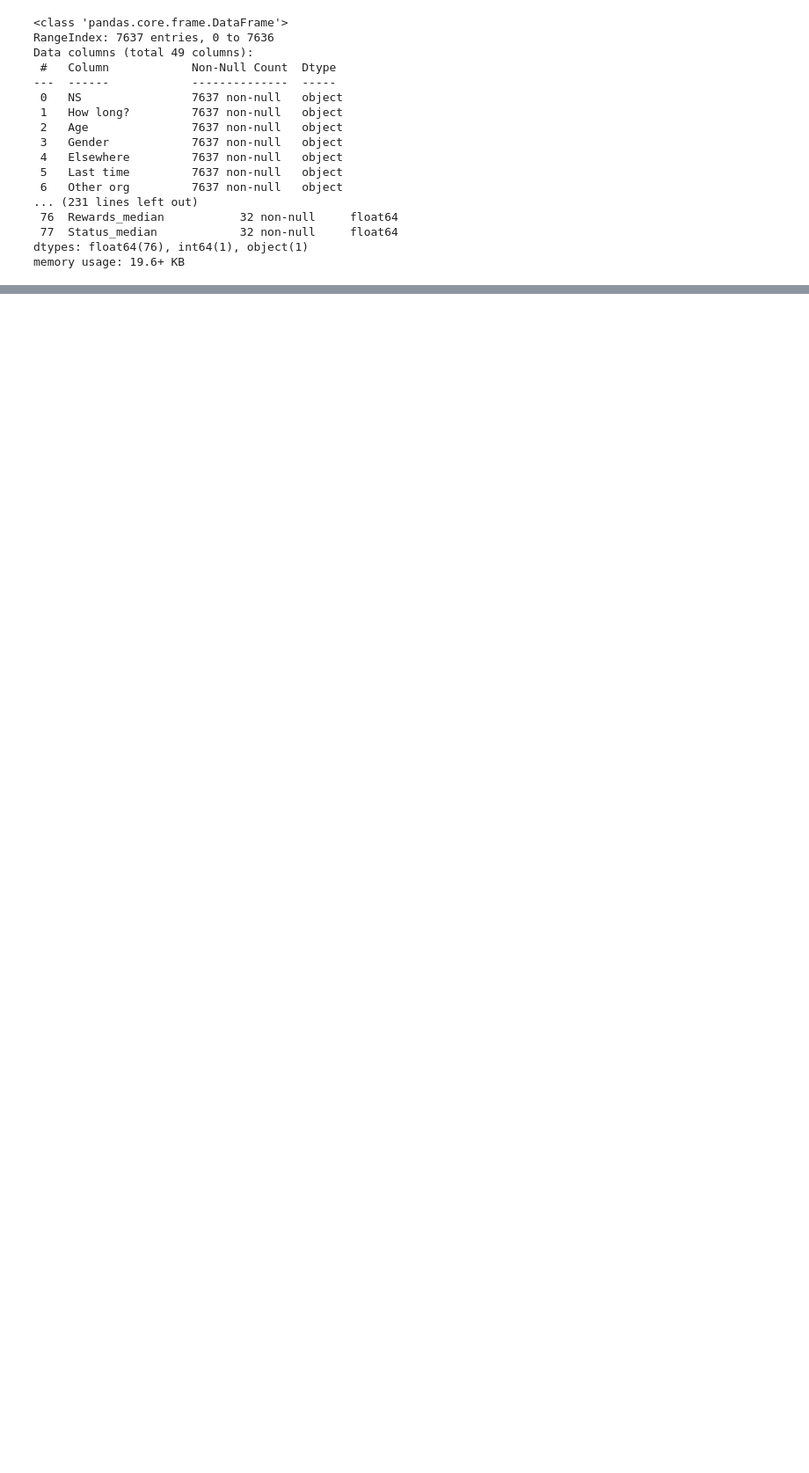
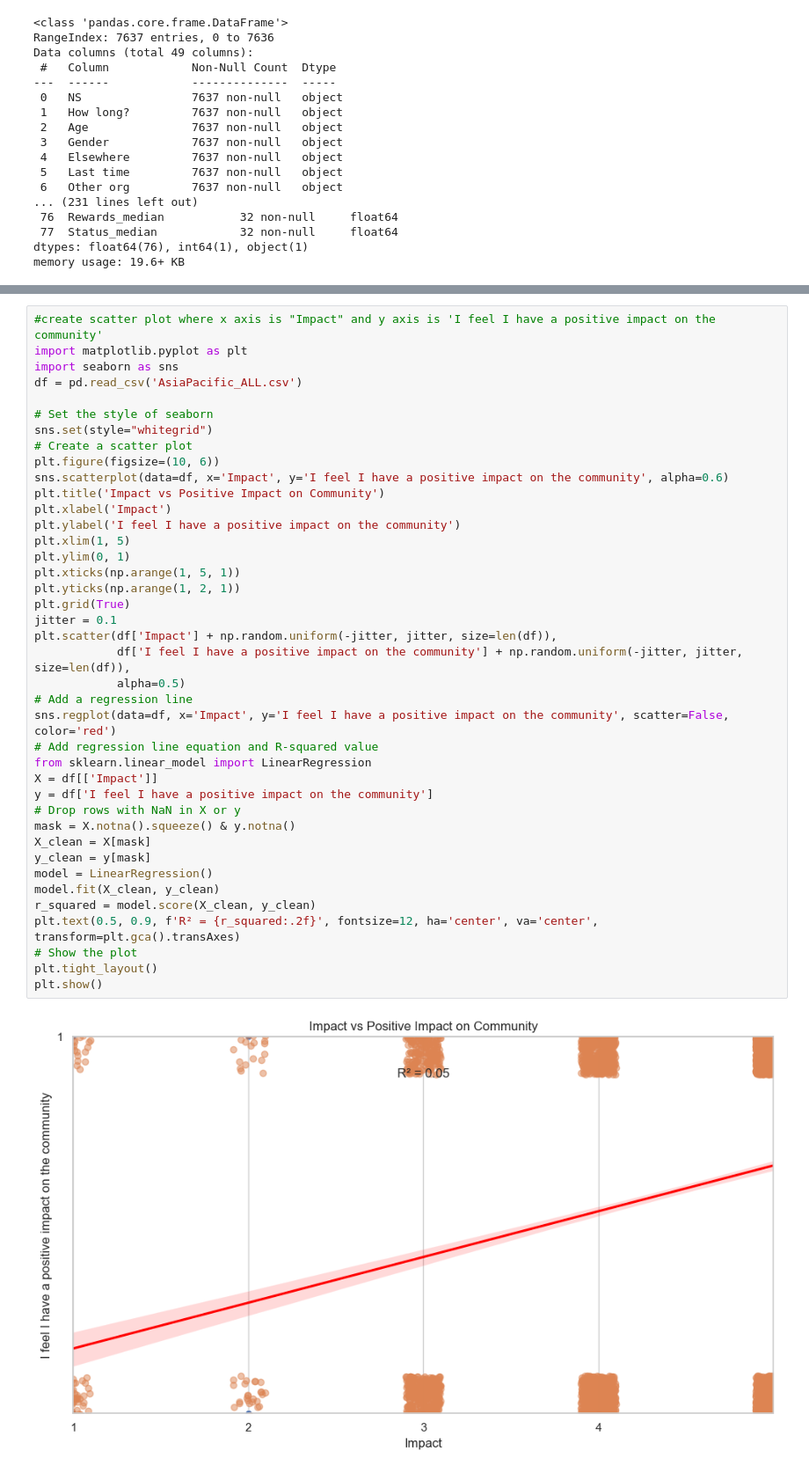
Before and after one commit to gabrielpictet/Motiro, a Jupyter notebook: AsiaPacific2025.ipynb, the cells around one changed output, grey strips where cells are left out. Shown at 88% size. Cells and saved outputs as stored; diff of their text form; blank space fills up the shorter version.

```diff
--- a/AsiaPacific2025.ipynb
+++ b/AsiaPacific2025.ipynb
@@ -507,0 +607,42 @@ Total       143   84  958  1514  4937   7636
+# %%
+#create scatter plot where x axis is "Impact" and y axis is 'I feel I have a positive impact on the community'
+import matplotlib.pyplot as plt
+import seaborn as sns
+df = pd.read_csv('AsiaPacific_ALL.csv')
+
+# Set the style of seaborn
+sns.set(style="whitegrid")
+# Create a scatter plot
+plt.figure(figsize=(10, 6))
+sns.scatterplot(data=df, x='Impact', y='I feel I have a positive impact on the community', alpha=0.6)
+plt.title('Impact vs Positive Impact on Community')
+plt.xlabel('Impact')
+plt.ylabel('I feel I have a positive impact on the community')
+plt.xlim(1, 5)
+plt.ylim(0, 1)
+plt.xticks(np.arange(1, 5, 1))
+plt.yticks(np.arange(1, 2, 1))
+plt.grid(True)
+jitter = 0.1
+plt.scatter(df['Impact'] + np.random.uniform(-jitter, jitter, size=len(df)),
+            df['I feel I have a positive impact on the community'] + np.random.uniform(-jitter, jitter, size=len(df)),
+            alpha=0.5)
+# Add a regression line
+sns.regplot(data=df, x='Impact', y='I feel I have a positive impact on the community', scatter=False, color='red')
+# Add regression line equation and R-squared value
+from sklearn.linear_model import LinearRegression
+X = df[['Impact']]
+y = df['I feel I have a positive impact on the community']
+# Drop rows with NaN in X or y
+mask = X.notna().squeeze() & y.notna()
+X_clean = X[mask]
+y_clean = y[mask]
+model = LinearRegression()
+model.fit(X_clean, y_clean)
+r_squared = model.score(X_clean, y_clean)
+plt.text(0.5, 0.9, f'R² = {r_squared:.2f}', fontsize=12, ha='center', va='center', transform=plt.gca().transAxes)
+# Show the plot
+plt.tight_layout()
+plt.show()
+# %% [output]
+[figure, added]
```
Also changed, not shown: parts of 5 cells of this notebook.
